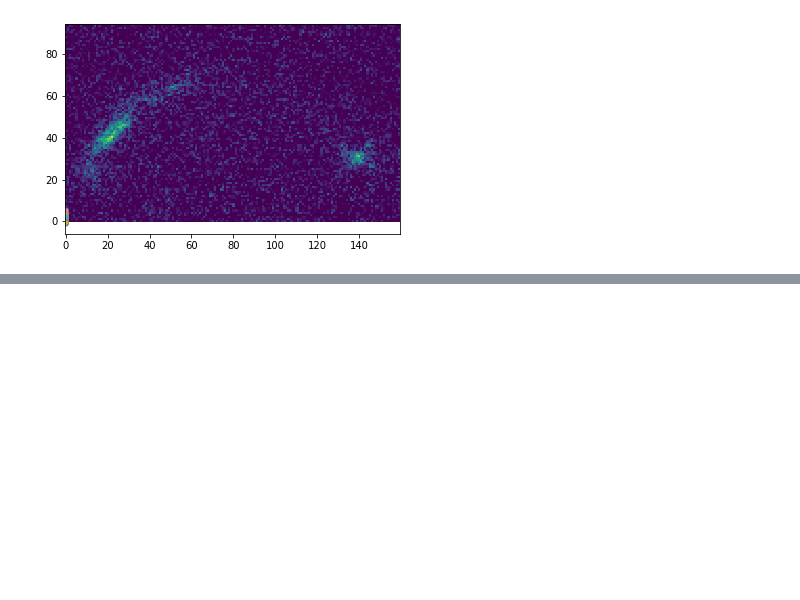
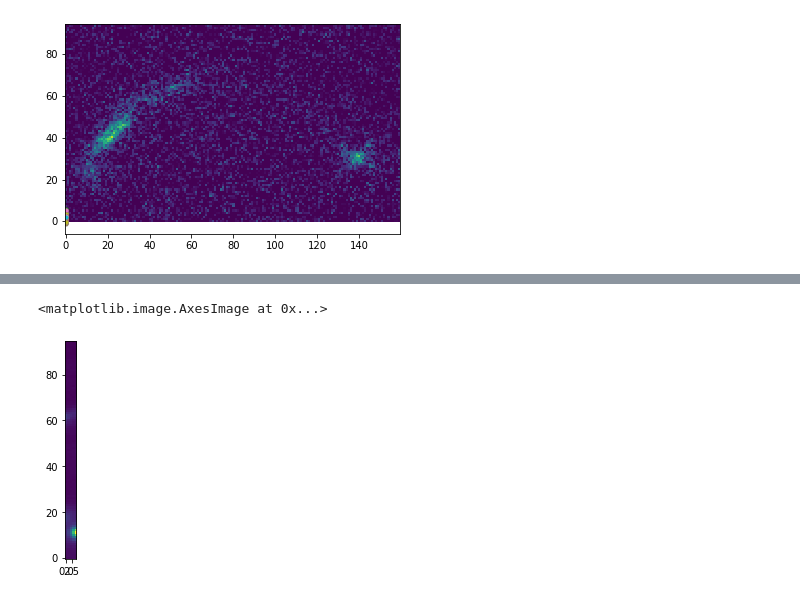
Before and after one commit to rongmon/musetools, a Jupyter notebook: src/musetools/MUSE_MgII_Emission.ipynb, the cells around one changed output, grey strips where cells are left out. Cells and saved outputs as stored; diff of their text form; code cells hidden in the pictures; blank space fills up the shorter version.

```diff
--- a/src/musetools/MUSE_MgII_Emission.ipynb
+++ b/src/musetools/MUSE_MgII_Emission.ipynb
@@ -298,0 +320,7 @@ def trace_image(image,xgrid):
+# %%
+i=10
+q= aa[:,xgrid[i-1]:xgrid[i]]
+plt.imshow(q,origin='lower')
+# %% [output]
+<matplotlib.image.AxesImage at 0x...>
+[figure, added]
```
Also changed, not shown: parts of 15 cells of this notebook, 4 other files.
